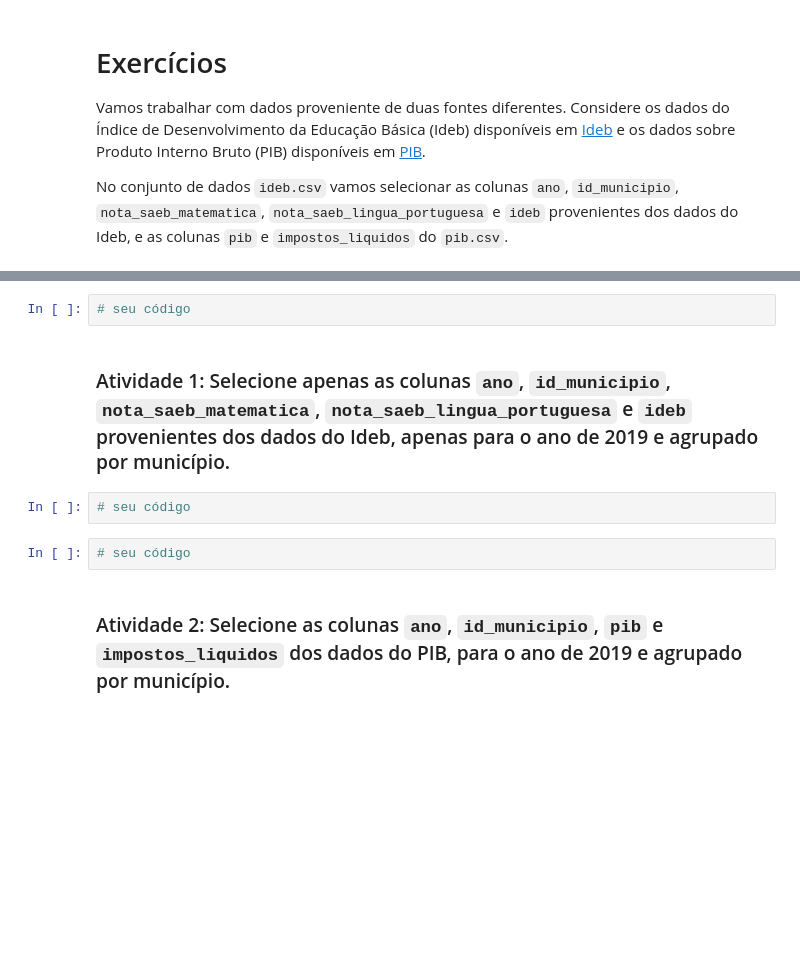
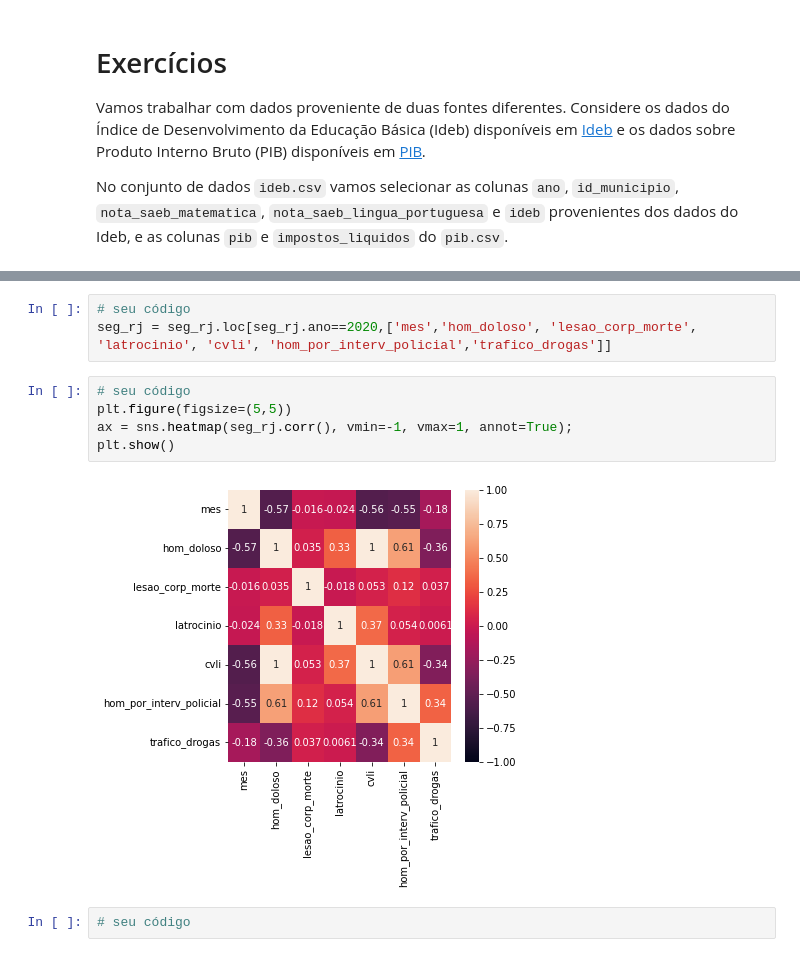
Before and after one commit to leokoki/Sirius, a Jupyter notebook: Aulas/2_Business Intelligence e Análise Estatística/1 Estatística Descritiva I/s1d4/Master_Semana1_Exercicios.ipynb, the cells around one changed output, grey strips where cells are left out. Cells and saved outputs as stored; diff of their text form; blank space fills up the shorter version.

```diff
--- a/Aulas/2_Business Intelligence e Análise Estatística/1 Estatística Descritiva I/s1d4/Master_Semana1_Exercicios.ipynb
+++ b/Aulas/2_Business Intelligence e Análise Estatística/1 Estatística Descritiva I/s1d4/Master_Semana1_Exercicios.ipynb
@@ -7,10 +184,12 @@ No conjunto de dados `ideb.csv` vamos selecionar as colunas `ano`, `id_municipio
+# %%
+# seu código
+seg_rj = seg_rj.loc[seg_rj.ano==2020,['mes','hom_doloso', 'lesao_corp_morte', 'latrocinio', 'cvli', 'hom_por_interv_policial','trafico_drogas']]
+# %%
+# seu código
+plt.figure(figsize=(5,5))
+ax = sns.heatmap(seg_rj.corr(), vmin=-1, vmax=1, annot=True);
+plt.show()
+# %% [output]
+[figure, added]
 # %%
 # seu código
-# %% [markdown]
-### Atividade 1: Selecione apenas as colunas `ano`, `id_municipio`, `nota_saeb_matematica`, `nota_saeb_lingua_portuguesa` e `ideb` provenientes dos dados do Ideb, apenas para o ano de 2019 e agrupado por município.
-# %%
-# seu código
-# %%
-# seu código
-# %% [markdown]
-### Atividade 2: Selecione as colunas `ano`, `id_municipio`, `pib` e `impostos_liquidos` dos dados do PIB, para o ano de 2019 e agrupado por município.
```
Also changed, not shown: parts of 48 cells of this notebook.
